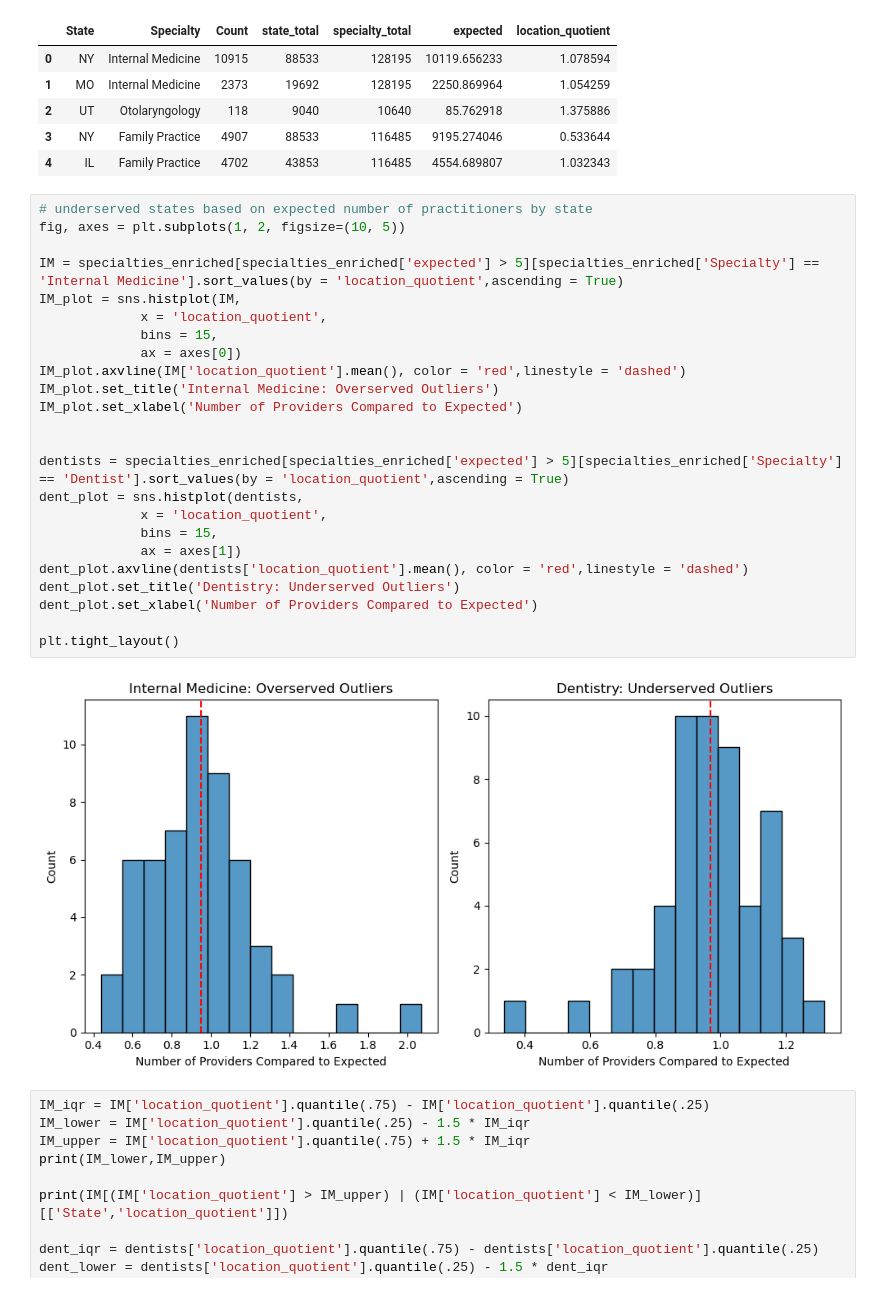
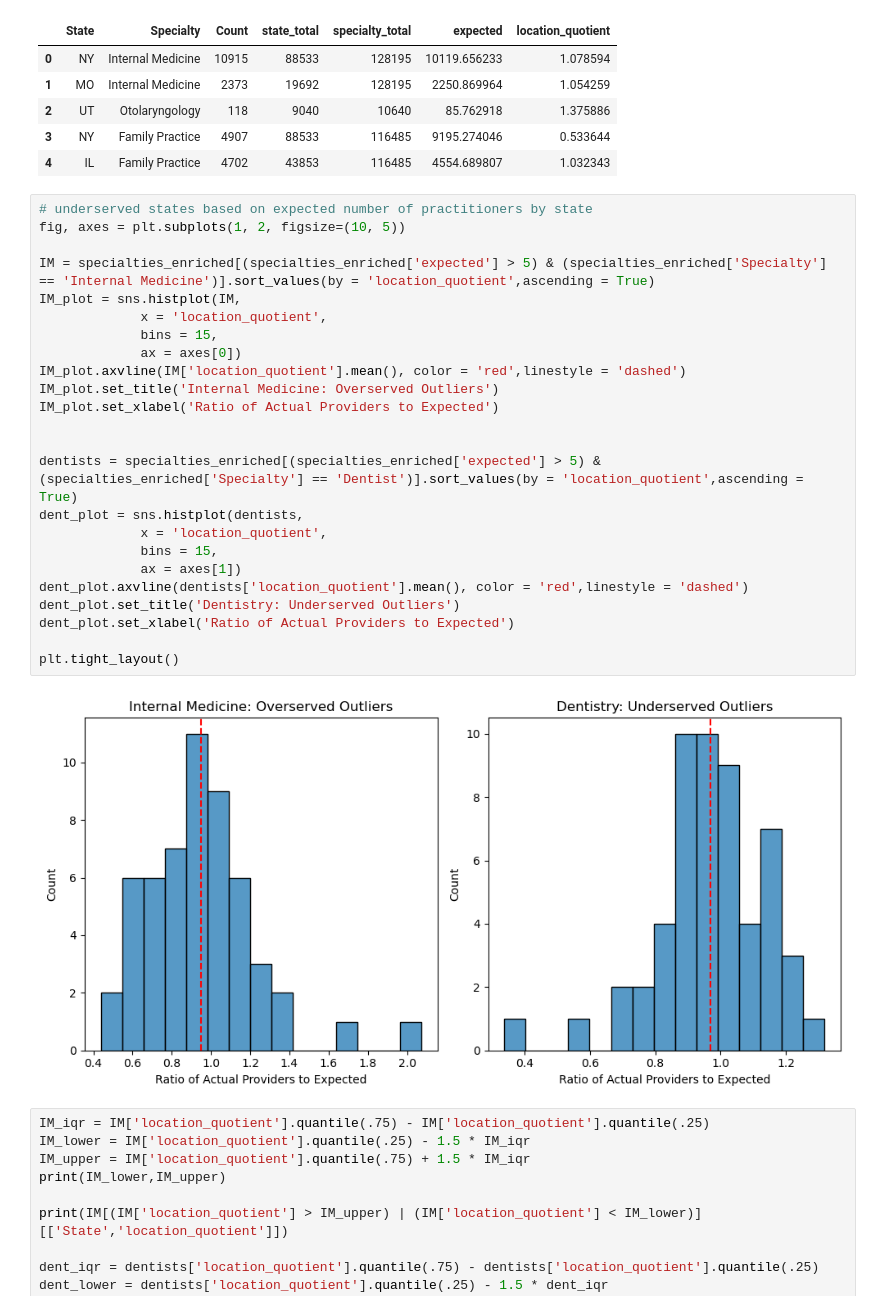
Before and after one commit to tonyinarula/Medicare-Part-D-Prescribing-Analysis, a Jupyter notebook: analysis.ipynb, the cells around one changed output. Saved outputs shown, nothing was run; the diff lists cells and outputs as text.

```diff
--- a/analysis.ipynb
+++ b/analysis.ipynb
@@ -315,29 +315,29 @@ specialties_enriched.head()
 # %%
 # underserved states based on expected number of practitioners by state
 fig, axes = plt.subplots(1, 2, figsize=(10, 5))
 
-IM = specialties_enriched[specialties_enriched['expected'] > 5][specialties_enriched['Specialty'] == 'Internal Medicine'].sort_values(by = 'location_quotient',ascending = True)
+IM = specialties_enriched[(specialties_enriched['expected'] > 5) & (specialties_enriched['Specialty'] == 'Internal Medicine')].sort_values(by = 'location_quotient',ascending = True)
 IM_plot = sns.histplot(IM,
              x = 'location_quotient',
              bins = 15,
              ax = axes[0])
 IM_plot.axvline(IM['location_quotient'].mean(), color = 'red',linestyle = 'dashed')
 IM_plot.set_title('Internal Medicine: Overserved Outliers')
-IM_plot.set_xlabel('Number of Providers Compared to Expected')
+IM_plot.set_xlabel('Ratio of Actual Providers to Expected')
 
 
-dentists = specialties_enriched[specialties_enriched['expected'] > 5][specialties_enriched['Specialty'] == 'Dentist'].sort_values(by = 'location_quotient',ascending = True)
+dentists = specialties_enriched[(specialties_enriched['expected'] > 5) & (specialties_enriched['Specialty'] == 'Dentist')].sort_values(by = 'location_quotient',ascending = True)
 dent_plot = sns.histplot(dentists,
              x = 'location_quotient',
              bins = 15,
              ax = axes[1])
 dent_plot.axvline(dentists['location_quotient'].mean(), color = 'red',linestyle = 'dashed')
 dent_plot.set_title('Dentistry: Underserved Outliers')
-dent_plot.set_xlabel('Number of Providers Compared to Expected')
+dent_plot.set_xlabel('Ratio of Actual Providers to Expected')
 
 plt.tight_layout()
 # %% [output]
-[figure, old version]
+[figure, new version]
 # %%
 IM_iqr = IM['location_quotient'].quantile(.75) - IM['location_quotient'].quantile(.25)
 IM_lower = IM['location_quotient'].quantile(.25) - 1.5 * IM_iqr
```
Also changed, not shown: parts of 1 cell of this notebook.
